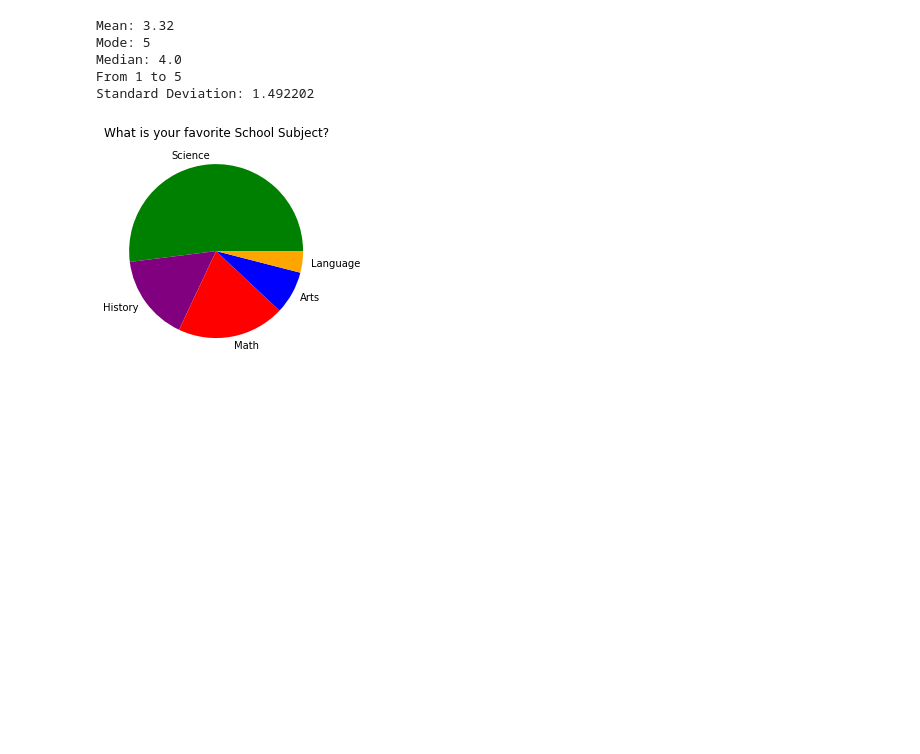
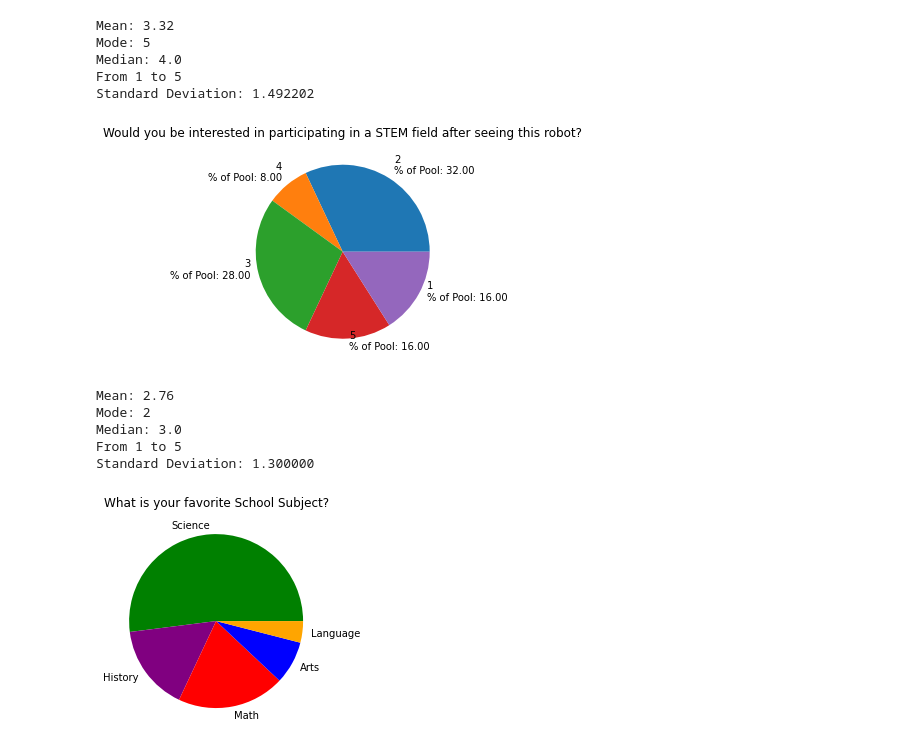
Before and after one commit to Johnnykoch02/GoogleCollabStuff, a Jupyter notebook: StatAnalysisFromRobotSurvey.ipynb, the cells around one changed output. Saved outputs shown, nothing was run; the diff lists cells and outputs as text; code cells hidden in the pictures; blank space fills up the shorter version.

```diff
--- a/StatAnalysisFromRobotSurvey.ipynb
+++ b/StatAnalysisFromRobotSurvey.ipynb
@@ -215,6 +215,35 @@ Mode: 5
 Median: 4.0
 From 1 to 5
 Standard Deviation: 1.492202
+# %%
+size = {}
+dset = data['Would you be interested in participating in a STEM field after seeing this robot? (1= not at all, 5= very much)']
+for opt in dset:
+  if opt not in size:
+    size.update({opt: 1})
+  else:
+    size[opt] +=1
+opt = []
+numppl = []
+for val in size.keys():
+  opt.append(val)
+  numppl.append(size[val])
+
+for option in range(len(opt)):
+  opt[option] = '{}\n% of Pool: {:.2f}\n'.format(opt[option],
+                                          ((size.get(opt[option])/len(dset))*100))
+pie = plt.pie(numppl, labels=opt)
+plt.title('Would you be interested in participating in a STEM field after seeing this robot?')
+plt.show()
+print('Mean: {}\nMode: {}\nMedian: {}\nFrom {} to {}\nStandard Deviation: {:.6f}'.format(dset.mean(),statistics.mode(dset),dset.median(),min(dset), max(dset), dset.std()))
+print()
+# %% [output]
+[figure, added]
+Mean: 2.76
+Mode: 2
+Median: 3.0
+From 1 to 5
+Standard Deviation: 1.300000
 # %%
 color_chart = {}
 
```
